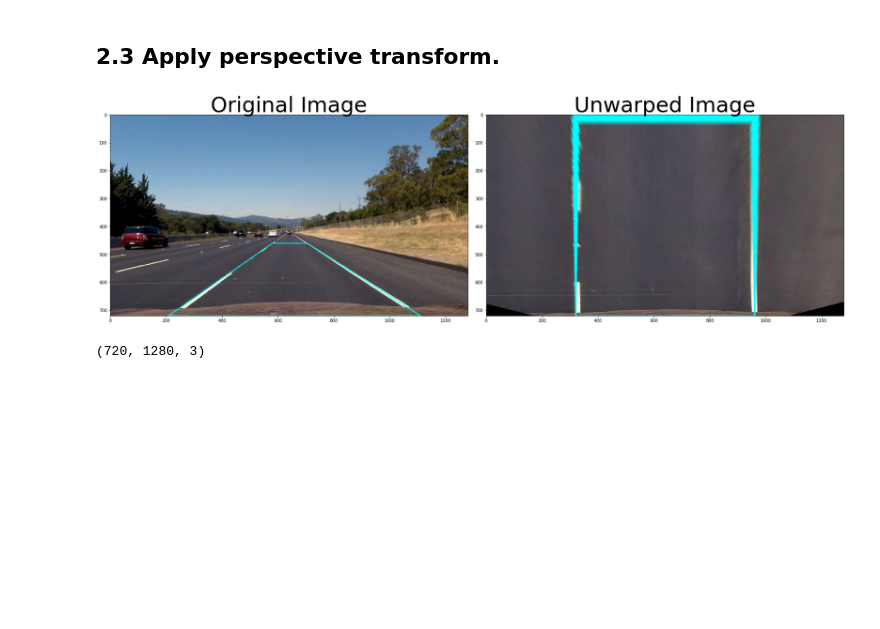
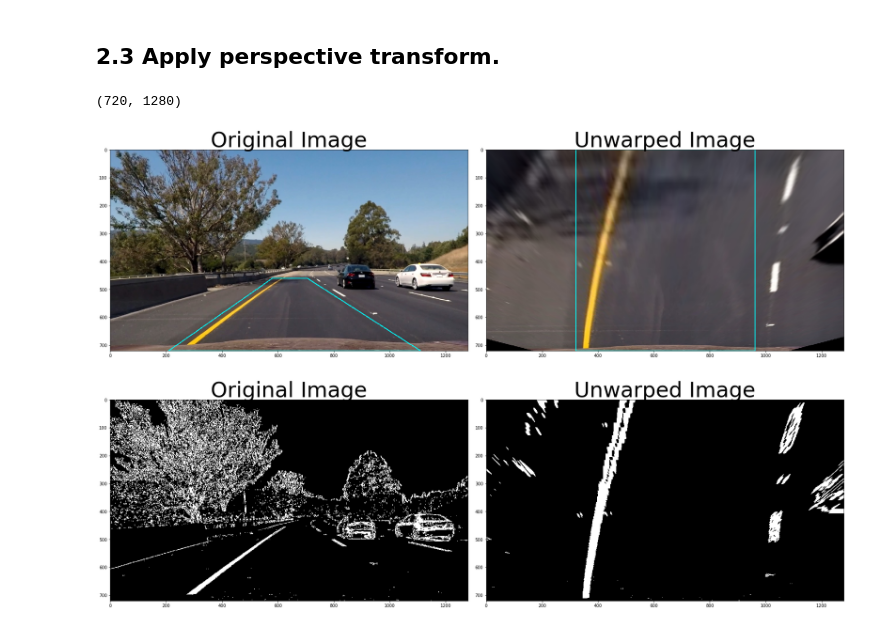
Before and after one commit to uv1000/P2, a Jupyter notebook: P2_SDC_Ulrich_Voll.ipynb, the cells around one changed output. Drawn from its saved outputs; the diff is of its cells as text; code cells hidden in the pictures; blank space fills up the shorter version.

```diff
--- a/P2_SDC_Ulrich_Voll.ipynb
+++ b/P2_SDC_Ulrich_Voll.ipynb
@@ -105,9 +110,15 @@ import matplotlib.image as mpimg
 import pickle
 
 #reading in an image#readin
-image = mpimg.imread('test_images/test1.jpg')
+#image = mpimg.imread('test_images/test1.jpg')
+#image = mpimg.imread('test_images/test2.jpg')
+#image = mpimg.imread('test_images/test3.jpg')
+#image = mpimg.imread('test_images/test4.jpg') # difficult one
+#image = mpimg.imread('test_images/test5.jpg') # curvature uneven
+image = mpimg.imread('test_images/test6.jpg')
 #image = mpimg.imread('test_images/straight_lines1.jpg')
-image = mpimg.imread('test_images/straight_lines2.jpg')
+#image = mpimg.imread('test_images/straight_lines2.jpg')
+
 original_image=image # for further reference for plotting things
 
 dist_pickle = pickle.load( open( "./camera_cal/wide_dist_pickle.p", "rb" ) )
@@ -181,7 +195,8 @@ plt.subplots_adjust(left=0., right=1, top=0.9, bottom=0.)
 ## 2.3 Apply perspective transform.
 # %%
 image = result_gray   # use undistorted and thresholded image from last step in pipeline
-#original_image_undistorted
+print(image.shape)
+
 
 def unwarp(img):
     img_size=(img.shape[1],img.shape[0])
@@ -198,36 +213,48 @@ def unwarp(img):
     # use cv2.getPerspectiveTransform() to get M, the transform matrix
     M = cv2.getPerspectiveTransform(src, dst)
     # use cv2.warpPerspective() to warp your image to a top-down view
     warped=cv2.warpPerspective(img, M, img_size, flags=cv2.INTER_LINEAR)
     return warped, M, src, dst
 
 
+top_down_gray, perspective_M, src, dst = unwarp(result_gray)
+
 top_down, perspective_M, src, dst = unwarp(original_image_undistorted)
 
 #pts = np.array([[10,5],[20,30],[70,20],[50,10]], np.int32)
 #pts = pts.reshape((-1,1,2))
 #cv2.polylines(img,[pts],True,(0,255,255))
 
 #pts = np.array([[10,5],[20,30],[70,20],[50,10]], np.int32)
 src = src.reshape((-1,1,2))
 orig_plus_polygon=cv2.polylines(original_image_undistorted,np.int32([src]),True,(0,255,255),2)
-original_image_undistorted
+#original_image_undistorted
 dst = dst.reshape((-1,1,2))
 top_down_plus_polygon=cv2.polylines(top_down,np.int32([dst]),True,(0,255,255),2)
 
 #print(perspective_M.shape)original_image_undistorted
 #print(top_down.shape)
 f, (ax1, ax2) = plt.subplots(1, 2, figsize=(24, 9))
 f.tight_layout()
 ax1.imshow(orig_plus_polygon)
 #ax1.imshow(image,cmap='gray')
 ax1.set_title('Original Image', fontsize=50)
 ax2.imshow(top_down_plus_polygon)
 ax2.set_title('Unwarped Image', fontsize=50)
 plt.subplots_adjust(left=0., right=1, top=0.9, bottom=0.)
+
+
+#print(perspective_M.shape)original_image_undistorted
+#print(top_down.shape)
+f, (ax1, ax2) = plt.subplots(1, 2, figsize=(24, 9))
+f.tight_layout()
+ax1.imshow(result_gray,cmap='gray')
+#ax1.imshow(image,cmap='gray')
+ax1.set_title('Original Image', fontsize=50)
+ax2.imshow(top_down_gray,cmap='gray')
+ax2.set_title('Unwarped Image', fontsize=50)
+plt.subplots_adjust(left=0., right=1, top=0.9, bottom=0.)
 # %% [output]
+(720, 1280)
-[figure, old version]
+[figure, new version]
+[figure, added]
-# %%
-top_down.shape
-# %% [output]
-(720, 1280, 3)
```
Also changed, not shown: parts of 7 cells of this notebook, 1 other file.
